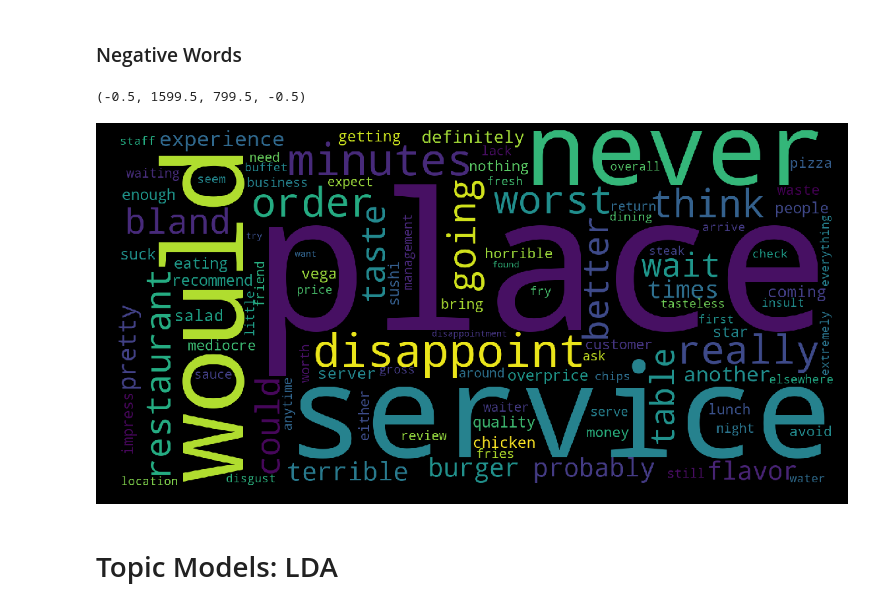
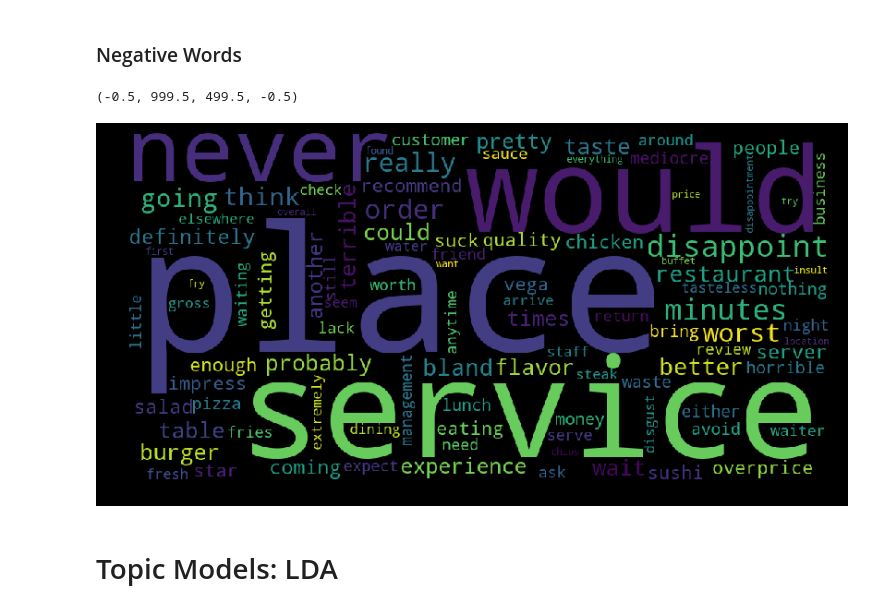
Before and after one commit to yinchuandong/sentiment-analysis, a Jupyter notebook: trainer/analytics.ipynb, the cells around one changed output. Saved outputs shown, nothing was run; the diff lists cells and outputs as text; code cells hidden in the pictures.

```diff
--- a/trainer/analytics.ipynb
+++ b/trainer/analytics.ipynb
@@ -71,13 +76,13 @@ plt.axis("off")
 # %% [markdown]
 ### Negative Words
 # %%
-wc = WordCloud(width=1600, height=800, max_words=100).generate_from_frequencies(get_tf(neg_words))
-fig = plt.figure(figsize=(20,10), facecolor='k')
+wc = WordCloud(width=1000, height=500, max_words=100).generate_from_frequencies(get_tf(neg_words))
+fig = plt.figure(figsize=(14,7), facecolor='k')
 plt.imshow(wc)
 plt.axis("off")
 # %% [output]
-(-0.5, 1599.5, 799.5, -0.5)
+(-0.5, 999.5, 499.5, -0.5)
-[figure, old version]
+[figure, new version]
 # %% [markdown]
 # Topic Models: LDA
 # %%
```
Also changed, not shown: parts of 3 cells of this notebook, 5 other files.
